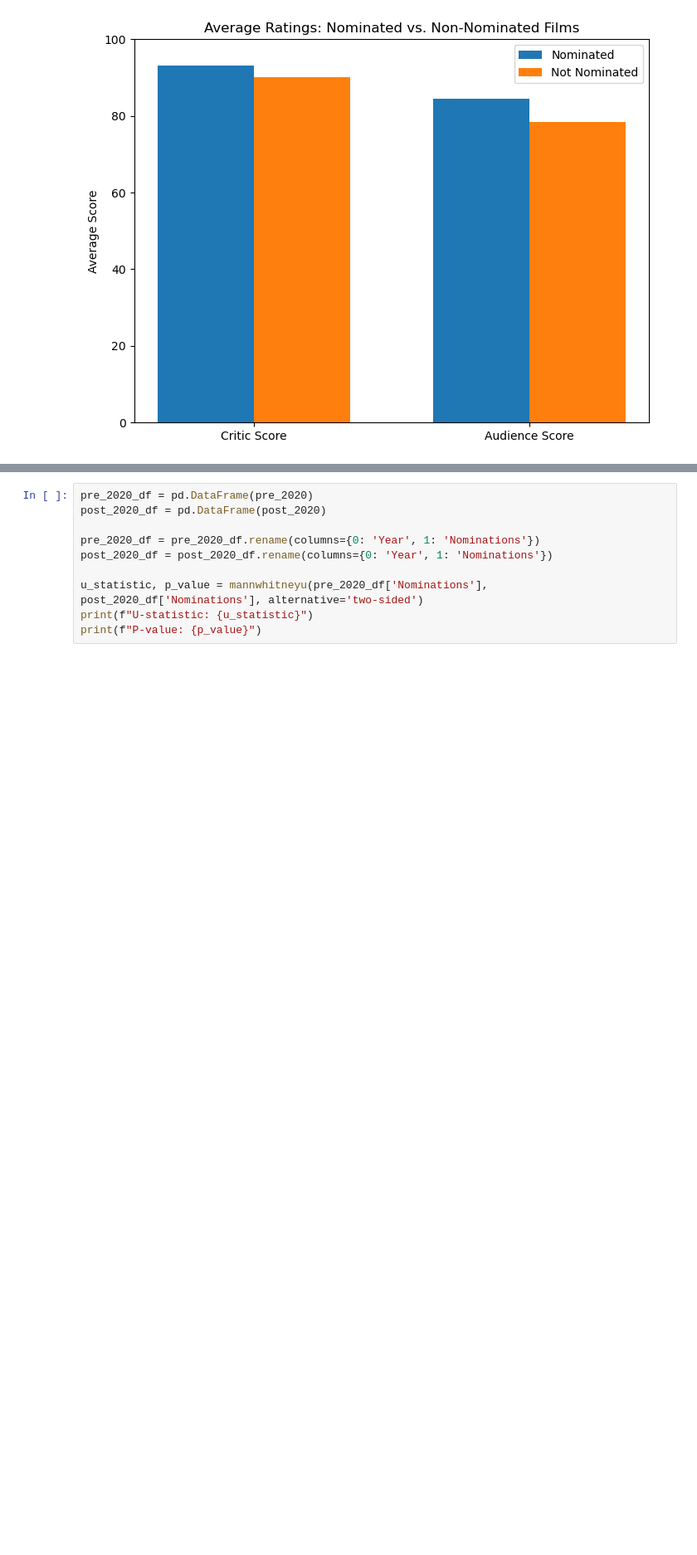
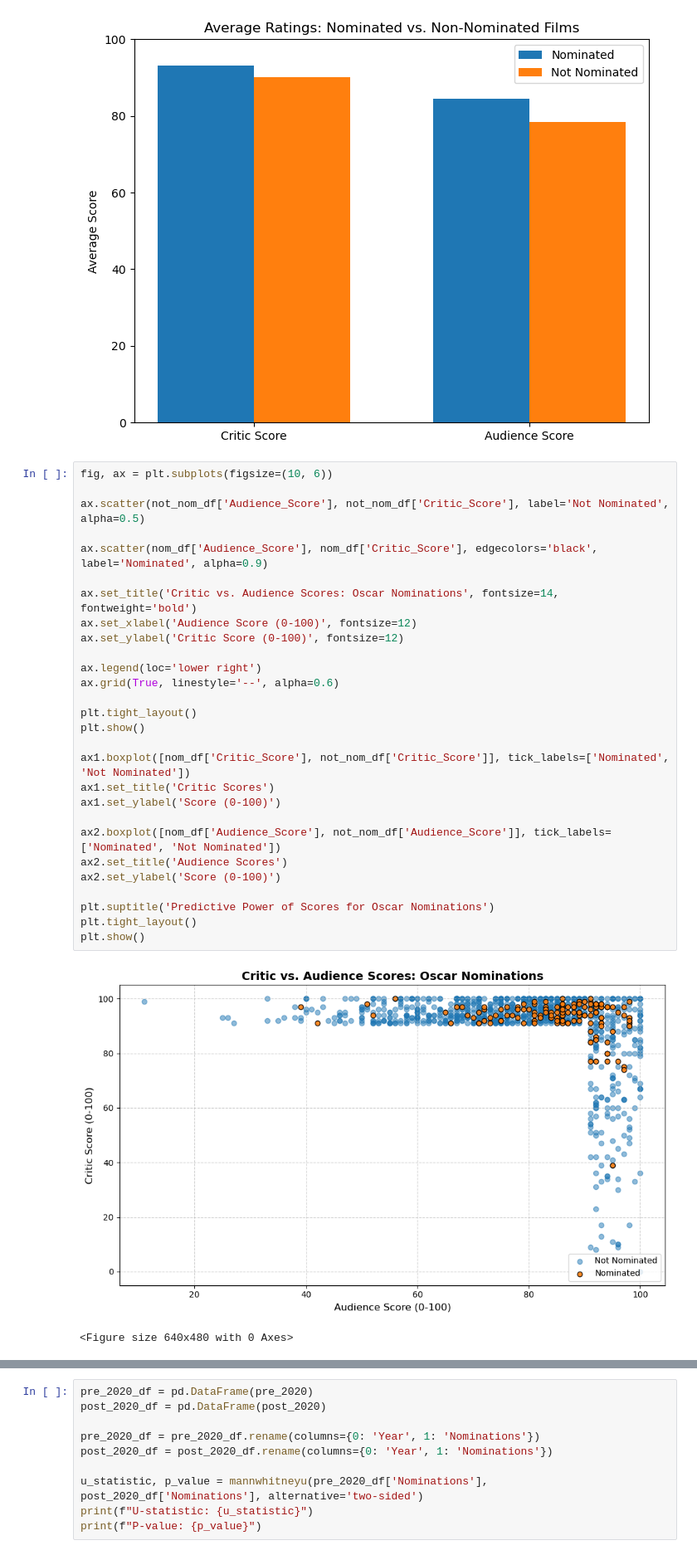
Before and after one commit to maggie63/cpsc368_group19, a Jupyter notebook: phase-3.ipynb, the cells around one changed output, grey strips where cells are left out. Shown at 83% size. Saved outputs shown, nothing was run; the diff lists cells and outputs as text; blank space fills up the shorter version.

```diff
--- a/phase-3.ipynb
+++ b/phase-3.ipynb
@@ -105,6 +105,37 @@ ax.set_ylim(0, 100)
 plt.show()
 # %% [output]
 [figure]
+# %%
+fig, ax = plt.subplots(figsize=(10, 6))
+
+ax.scatter(not_nom_df['Audience_Score'], not_nom_df['Critic_Score'], label='Not Nominated', alpha=0.5)
+
+ax.scatter(nom_df['Audience_Score'], nom_df['Critic_Score'], edgecolors='black', label='Nominated', alpha=0.9)
+
+ax.set_title('Critic vs. Audience Scores: Oscar Nominations', fontsize=14, fontweight='bold')
+ax.set_xlabel('Audience Score (0-100)', fontsize=12)
+ax.set_ylabel('Critic Score (0-100)', fontsize=12)
+
+ax.legend(loc='lower right')
+ax.grid(True, linestyle='--', alpha=0.6)
+
+plt.tight_layout()
+plt.show()
+
+ax1.boxplot([nom_df['Critic_Score'], not_nom_df['Critic_Score']], tick_labels=['Nominated', 'Not Nominated'])
+ax1.set_title('Critic Scores')
+ax1.set_ylabel('Score (0-100)')
+
+ax2.boxplot([nom_df['Audience_Score'], not_nom_df['Audience_Score']], tick_labels=['Nominated', 'Not Nominated'])
+ax2.set_title('Audience Scores')
+ax2.set_ylabel('Score (0-100)')
+
+plt.suptitle('Predictive Power of Scores for Oscar Nominations')
+plt.tight_layout()
+plt.show()
+# %% [output]
+[figure, added]
+<Figure size 640x480 with 0 Axes>
 # %%
 # Query 3
 cur.execute("""
```
